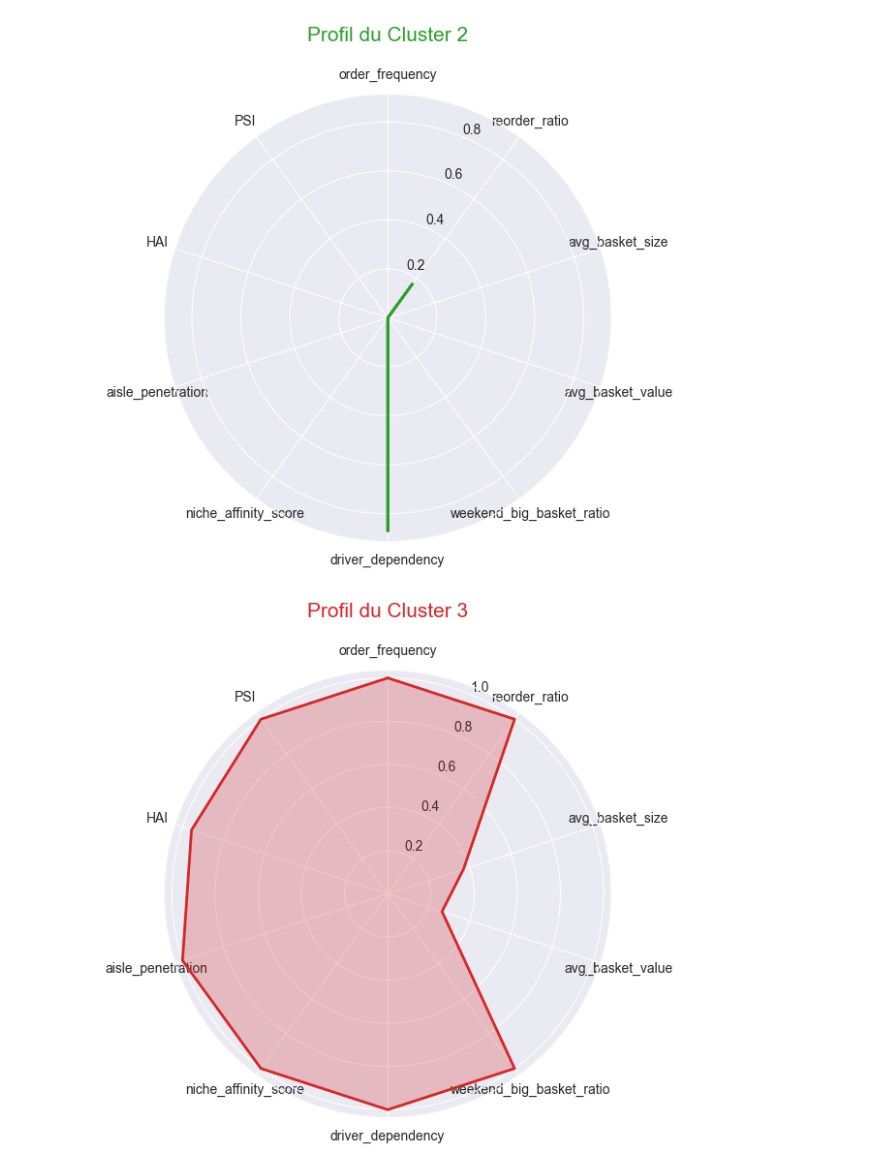
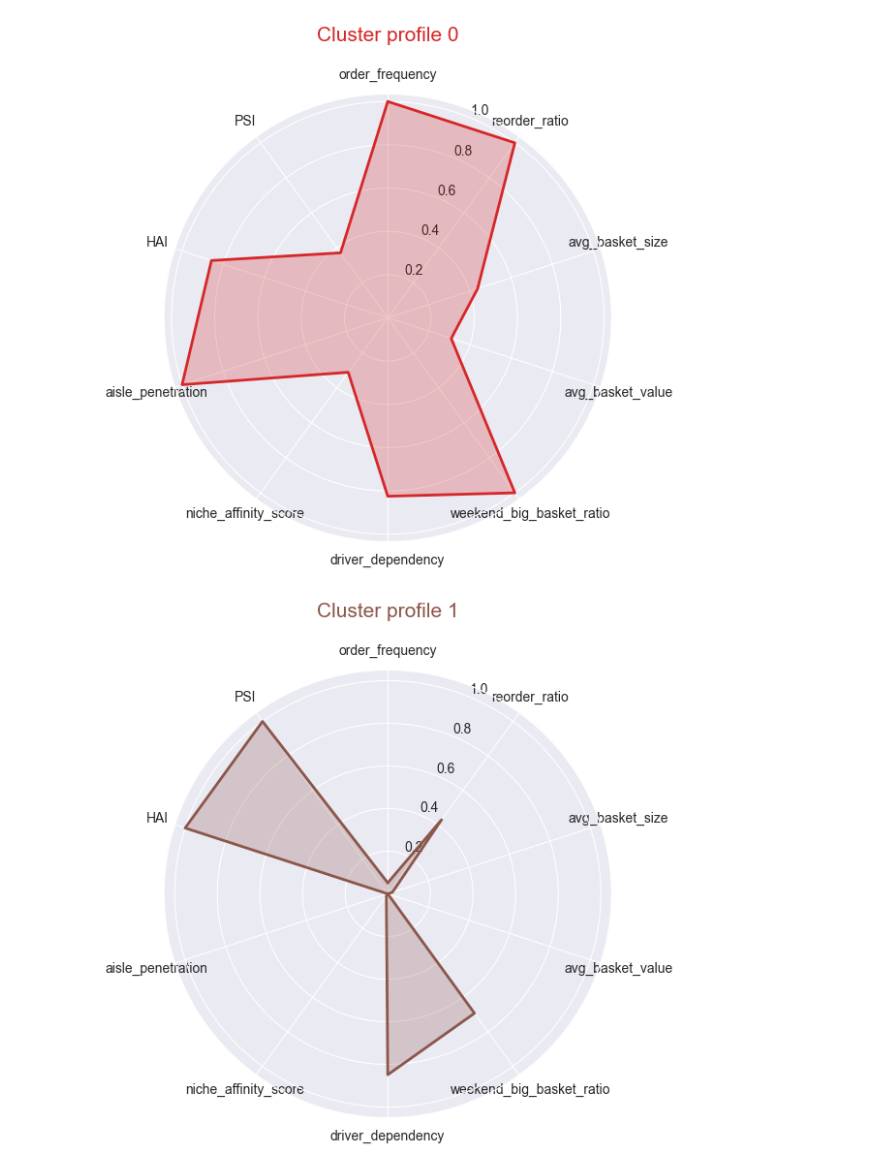
Before and after one commit to NathanLeDev/Data-Driven-Retail-Insights-for-Cost-Savings-Revenue-Growth, a Jupyter notebook: notebooks/05_pipeline_clustering.ipynb, the cells around one changed output. Saved outputs shown, nothing was run; the diff lists cells and outputs as text; code cells hidden in the pictures.

Commit message:
clustering imporvement

```diff
--- a/notebooks/05_pipeline_clustering.ipynb
+++ b/notebooks/05_pipeline_clustering.ipynb
@@ -76,16 +89,14 @@ customer_features = customer_features.with_columns(
 # %%
-n_clusters = 4
-print(f"Lancement du MiniBatchKMeans (k={n_clusters})...")
+n_clusters = 7
 
 mbk = MiniBatchKMeans(
     n_clusters=n_clusters,
-    batch_size=2048,
+    batch_size=4096,
     random_state=42,
-    n_init=3
+    n_init=10,
+    reassignment_ratio=0.1
 )
 clusters = mbk.fit_predict(X_scaled)
-
-# Ajout des résultats au dataframe original
 customer_features = customer_features.with_columns(
     pl.Series(name="cluster", values=clusters)
 )
@@ -138,17 +150,13 @@ shape: (4, 11)
 └─────────┴────────────┴────────────┴────────────┴───┴───────────┴───────────┴──────────┴──────────┘
 # %%
-import matplotlib.pyplot as plt
-import pandas as pd
-import numpy as np
-from sklearn.preprocessing import MinMaxScaler
-
-# 1. Calcul des moyennes par cluster
+import matplotlib.cm as cm
+# 1. Compute mean values for each cluster
 summary_df = customer_features.group_by("cluster").agg([
     pl.col(f).mean().alias(f) for f in features_list
 ]).to_pandas().set_index("cluster")
 
-# 2. Normalisation 0-1 pour l'affichage (MinMaxScaler)
-# Pour que chaque axe ait la même échelle visuelle
+# 2. Normalize 0-1 in order to display (MinMaxScaler)
+# Each axis will have the same size, making the radar chart more interpretable.
 scaler_viz = MinMaxScaler()
 summary_scaled = pd.DataFrame(
     scaler_viz.fit_transform(summary_df),
@@ -156,30 +164,30 @@ summary_scaled = pd.DataFrame(
     index=summary_df.index
 )
 
-def make_radar_chart(df, cluster_id, color):
+def make_radar_chart_robust(df):
     labels = df.columns
     num_vars = len(labels)
+    angles = np.linspace(0, 2 * np.pi, num_vars, endpoint=False).tolist()
+    angles += angles[:1]
 
-    # Calcul des angles
-    angles = np.linspace(0, 2 * np.pi, num_vars, endpoint=False).tolist()
-    angles += angles[:1] # Fermer la boucle
+    cmap = cm.get_cmap('tab10', len(df))
 
-    values = df.loc[cluster_id].tolist()
-    values += values[:1] # Fermer la boucle
+    for i in range(len(df)):
+        values = df.iloc[i].tolist()
+        values += values[:1]
 
-    fig, ax = plt.subplots(figsize=(6, 6), subplot_kw=dict(polar=True))
-    ax.fill(angles, values, color=color, alpha=0.25)
-    ax.plot(angles, values, color=color, linewidth=2)
+        fig, ax = plt.subplots(figsize=(6, 6), subplot_kw=dict(polar=True))
+        color = cmap(i)
 
-    ax.set_theta_offset(np.pi / 2)
-    ax.set_theta_direction(-1)
-    ax.set_thetagrids(np.degrees(angles[:-1]), labels)
+        ax.fill(angles, values, color=color, alpha=0.25)
+        ax.plot(angles, values, color=color, linewidth=2)
 
-    plt.title(f"Profil du Cluster {cluster_id}", size=15, color=color, y=1.1)
-    plt.show()
+        ax.set_theta_offset(np.pi / 2)
+        ax.set_theta_direction(-1)
+        ax.set_thetagrids(np.degrees(angles[:-1]), labels)
 
-# Couleurs pour tes 5 personas
-colors = ['#1f77b4', '#ff7f0e', '#2ca02c', '#d62728', '#9467bd']
-for i in range(len(summary_scaled)):
-    make_radar_chart(summary_scaled, i, colors[i])
+        plt.title(f"Cluster profile {df.index[i]}", size=15, color=color, y=1.1)
+        plt.show()
+
+make_radar_chart_robust(summary_scaled)
 # %% [output]
@@ -188,2 +196,2 @@ for i in range(len(summary_scaled)):
-[figure, old version]
+[figure, new version]
-[figure, old version]
+[figure, new version]
```
Also changed, not shown: parts of 9 cells of this notebook.
